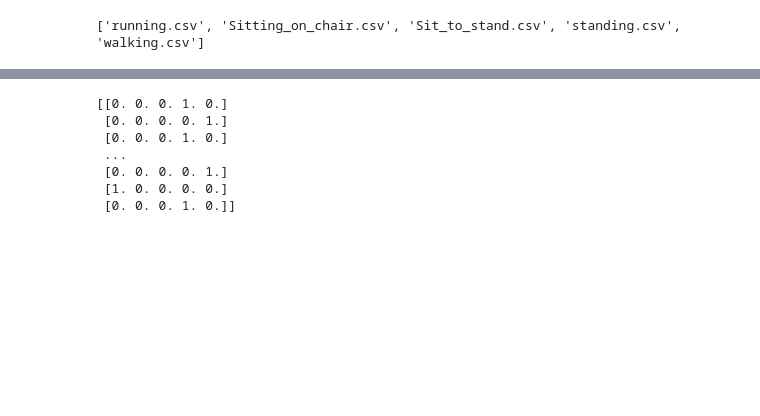
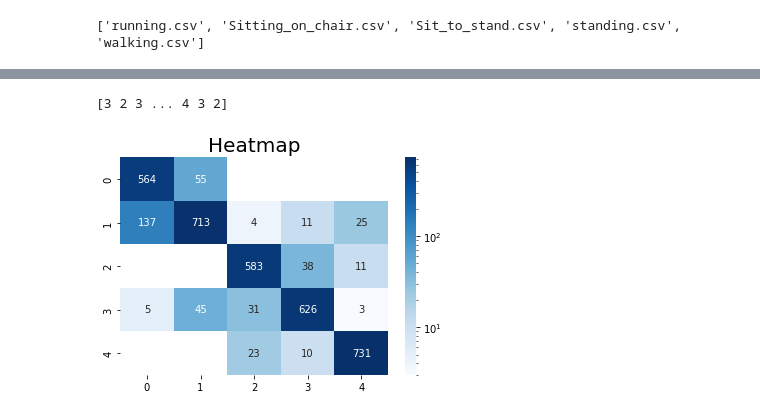
Before and after one commit to jy17347/PDR_Pose_Estimate, a Jupyter notebook: train.ipynb, the cells around one changed output, grey strips where cells are left out. Saved outputs shown, nothing was run; the diff lists cells and outputs as text; code cells hidden in the pictures; blank space fills up the shorter version.

```diff
--- a/train.ipynb
+++ b/train.ipynb
@@ -139,31 +170,33 @@ plt.show()
+# %%
+label_pre = model.predict([x_val])
+label_pre = np.argmax(label_pre,axis = 1)
+y_val = np.argmax(y_val, axis = 1)
 # %%
 from sklearn.metrics import confusion_matrix
 import matplotlib.pyplot as plt
 from sklearn.metrics import confusion_matrix, plot_confusion_matrix
 
-label_pre = model.predict([x_val])
 
 
 # #Create confusion matrix and normalizes it over predicted (columns)
 # label = np.argmax(label_val, axis = 1)
 
-label_pre = np.round(label_pre,0)
+
 # result = confusion_matrix(y_val, label_pre)
 # print(result)
 
 print(label_pre)
-# import seaborn as sns
-# from matplotlib.colors import LogNorm, Normalize
-# plt.figure(facecolor='white')
-# ax = sns.heatmap(result, annot=True,fmt='d',cmap='Blues',norm=LogNorm())
-# plt.title('Heatmap', fontsize=20)
-# plt.savefig(f"model/{created_time}_{loss}_{lr}_{batch_size}/heatmap.png")
-# plt.show()
+
+
+result = confusion_matrix(label_pre, y_val)
+
+import seaborn as sns
+from matplotlib.colors import LogNorm, Normalize
+plt.figure(facecolor='white')
+ax = sns.heatmap(result, annot=True,fmt='d',cmap='Blues',norm=LogNorm())
+plt.title('Heatmap', fontsize=20)
+plt.savefig(f"models/{model_list[-1]}/heatmap.png")
+plt.show()
 # %% [output]
-[[0. 0. 0. 1. 0.]
- [0. 0. 0. 0. 1.]
- [0. 0. 0. 1. 0.]
- ...
- [0. 0. 0. 0. 1.]
- [1. 0. 0. 0. 0.]
- [0. 0. 0. 1. 0.]]
+[3 2 3 ... 4 3 2]
+[figure, added]
```
Also changed, not shown: parts of 9 cells of this notebook, 3 other files.
